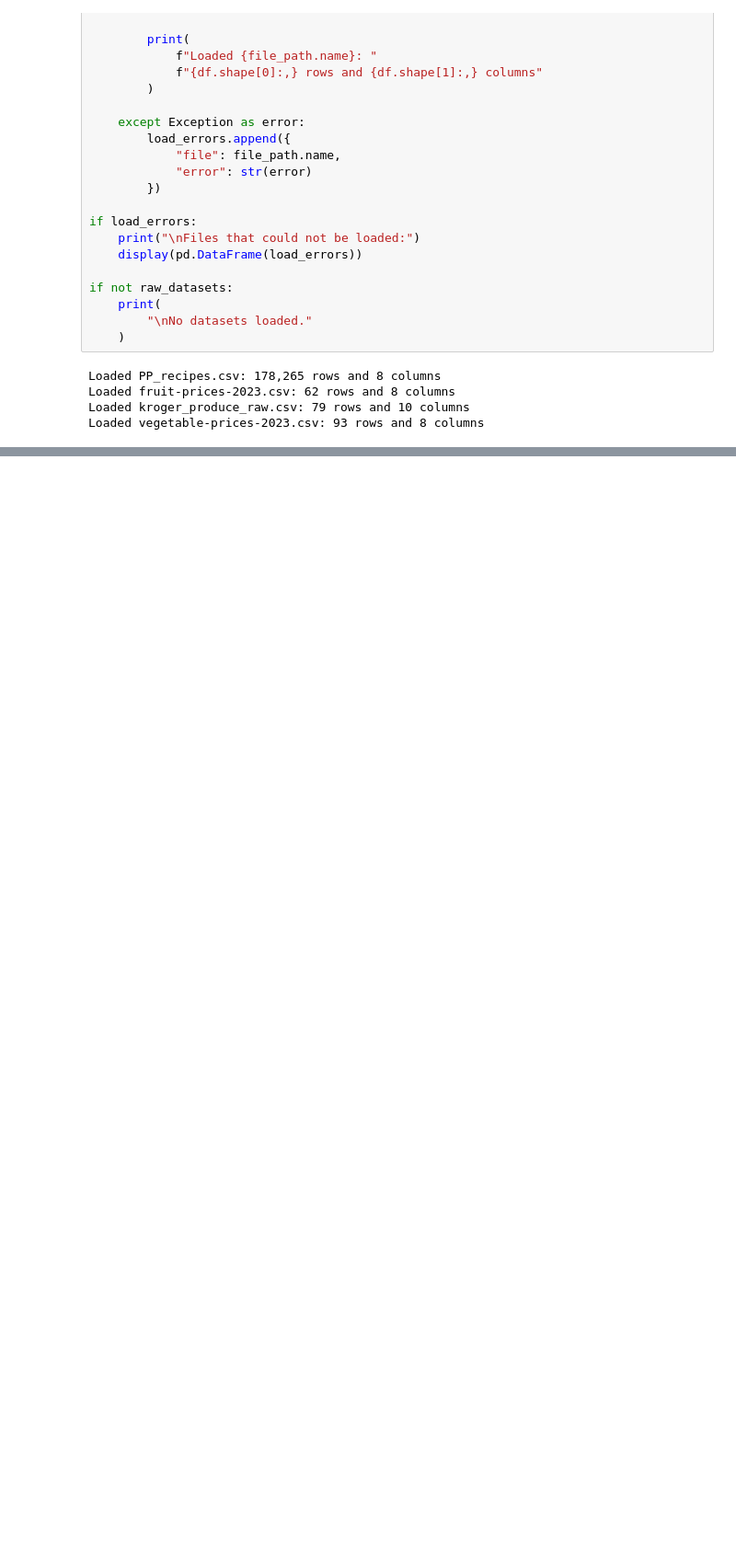
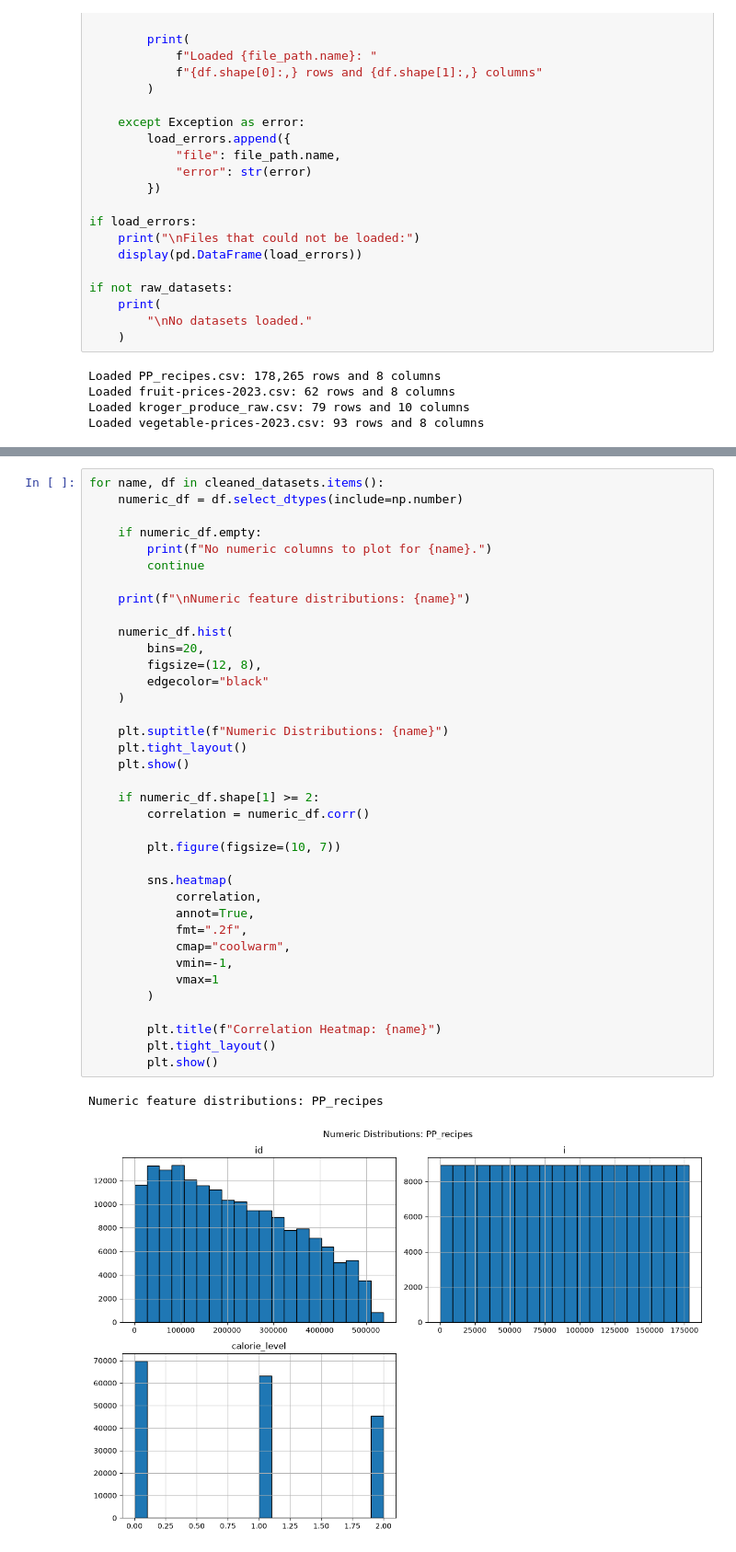
Before and after one commit to BH-Portfolio/produce-recommender, a Jupyter notebook: notebooks/data_collection_preprocessing.ipynb, the cells around one changed output, grey strips where cells are left out. Shown at 92% size. Drawn from its saved outputs; the diff is of its cells as text; blank space fills up the shorter version.

```diff
--- a/notebooks/data_collection_preprocessing.ipynb
+++ b/notebooks/data_collection_preprocessing.ipynb
@@ -311,0 +709,40 @@ Loaded vegetable-prices-2023.csv: 93 rows and 8 columns
+# %%
+for name, df in cleaned_datasets.items():
+    numeric_df = df.select_dtypes(include=np.number)
+
+    if numeric_df.empty:
+        print(f"No numeric columns to plot for {name}.")
+        continue
+
+    print(f"\nNumeric feature distributions: {name}")
+
+    numeric_df.hist(
+        bins=20,
+        figsize=(12, 8),
+        edgecolor="black"
+    )
+
+    plt.suptitle(f"Numeric Distributions: {name}")
+    plt.tight_layout()
+    plt.show()
+
+    if numeric_df.shape[1] >= 2:
+        correlation = numeric_df.corr()
+
+        plt.figure(figsize=(10, 7))
+
+        sns.heatmap(
+            correlation,
+            annot=True,
+            fmt=".2f",
+            cmap="coolwarm",
+            vmin=-1,
+            vmax=1
+        )
+
+        plt.title(f"Correlation Heatmap: {name}")
+        plt.tight_layout()
+        plt.show()
+# %% [output]
+Numeric feature distributions: PP_recipes
+[figure, added]
```
Also changed, not shown: parts of 15 cells of this notebook.
